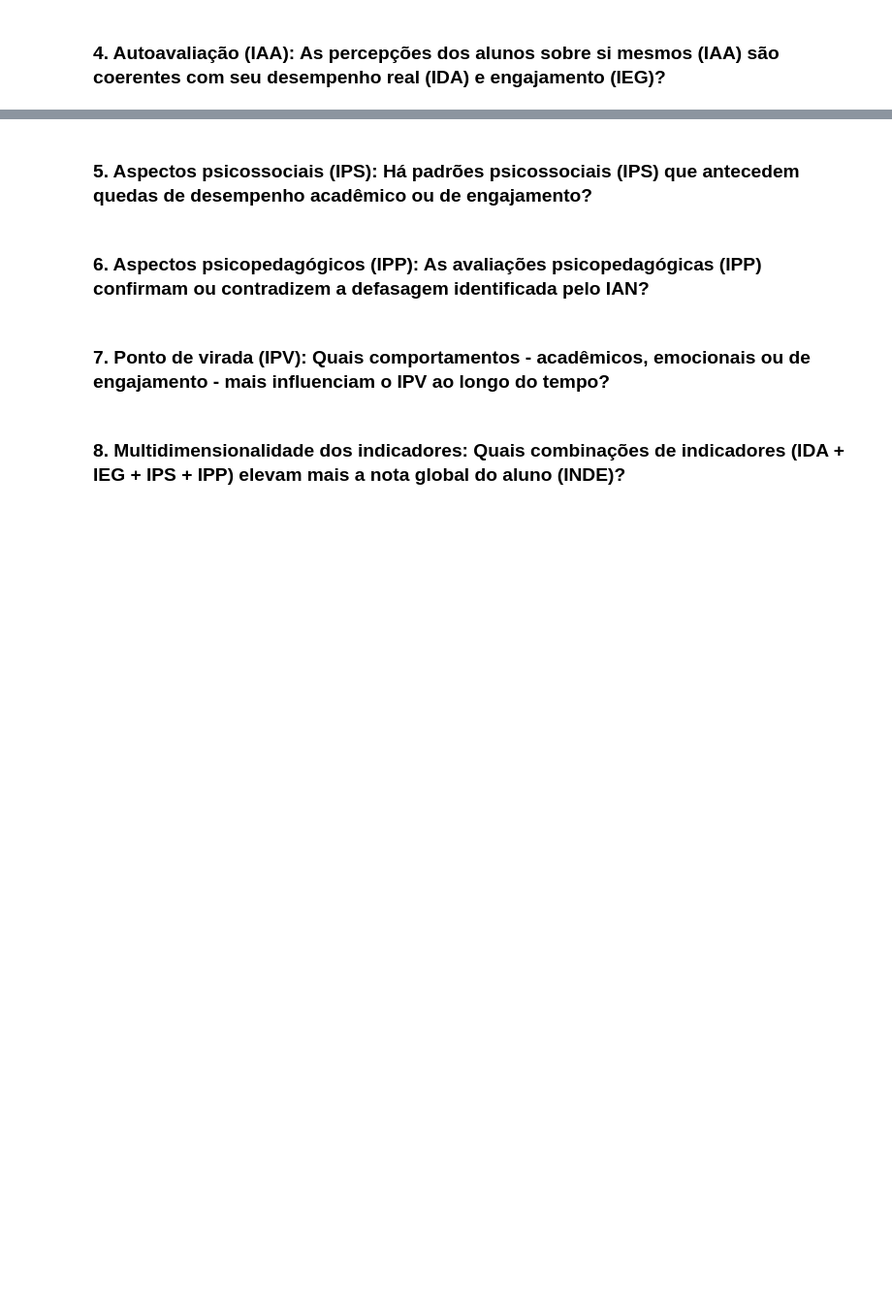
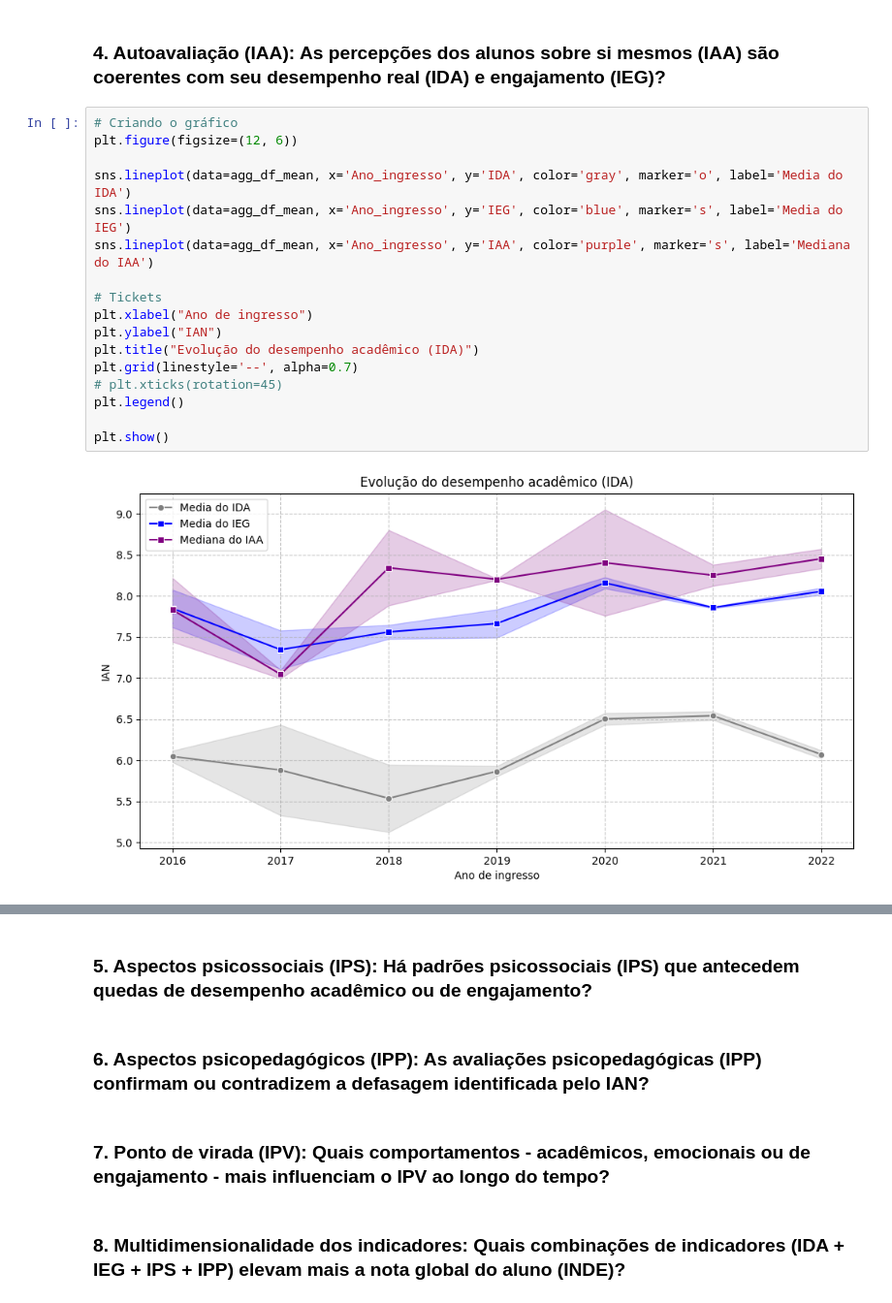
Before and after one commit to GustavOnaga/Pos-em-Data-Analytics-FIAP, a Jupyter notebook: Datathon/Notebook/Datathon.ipynb, the cells around one changed output, grey strips where cells are left out. Shown at 97% size. Drawn from its saved outputs; the diff is of its cells as text; blank space fills up the shorter version.

```diff
--- a/Datathon/Notebook/Datathon.ipynb
+++ b/Datathon/Notebook/Datathon.ipynb
@@ -259,2 +256,21 @@ plt.show()
 # %% [markdown]
 ### 4. Autoavaliação (IAA): As percepções dos alunos sobre si mesmos (IAA) são coerentes com seu desempenho real (IDA) e engajamento (IEG)?
+# %%
+# Criando o gráfico
+plt.figure(figsize=(12, 6))
+
+sns.lineplot(data=agg_df_mean, x='Ano_ingresso', y='IDA', color='gray', marker='o', label='Media do IDA')
+sns.lineplot(data=agg_df_mean, x='Ano_ingresso', y='IEG', color='blue', marker='s', label='Media do IEG')
+sns.lineplot(data=agg_df_mean, x='Ano_ingresso', y='IAA', color='purple', marker='s', label='Mediana do IAA')
+
+# Tickets
+plt.xlabel("Ano de ingresso")
+plt.ylabel("IAN")
+plt.title("Evolução do desempenho acadêmico (IDA)")
+plt.grid(linestyle='--', alpha=0.7)
+# plt.xticks(rotation=45)
+plt.legend()
+
+plt.show()
+# %% [output]
+[figure, added]
```
Also changed, not shown: parts of 13 cells of this notebook.
